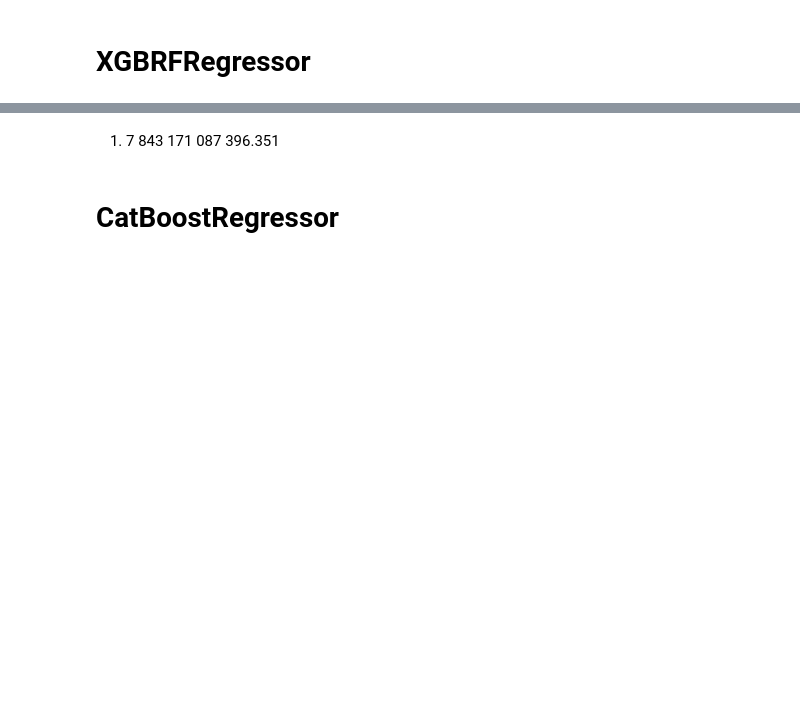
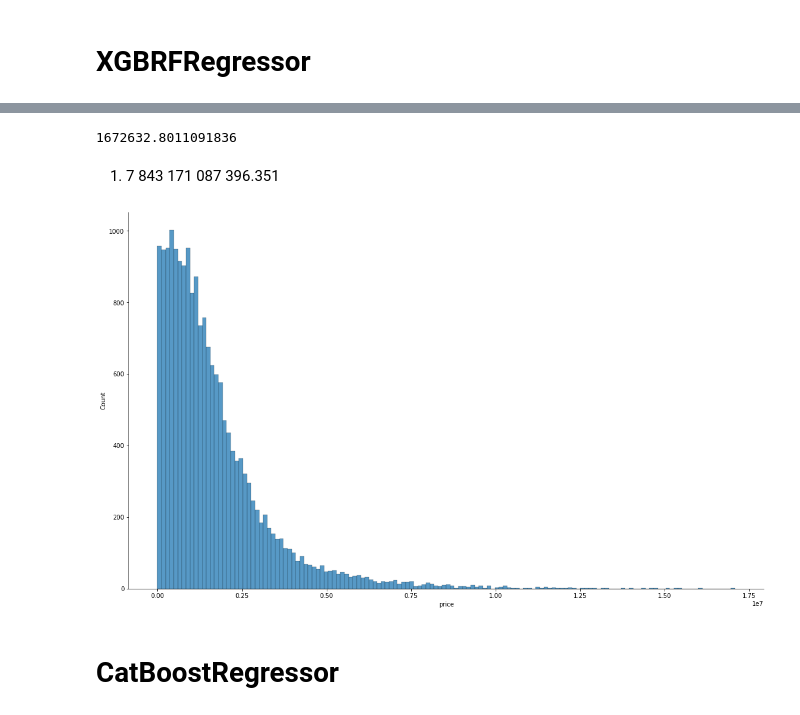
Before and after one commit to ilya0100/ML-intro-hw, a Jupyter notebook: hw-5/hw-5.ipynb, the cells around one changed output, grey strips where cells are left out. Saved outputs shown, nothing was run; the diff lists cells and outputs as text; code cells hidden in the pictures; blank space fills up the shorter version.

```diff
--- a/hw-5/hw-5.ipynb
+++ b/hw-5/hw-5.ipynb
@@ -157,6 +189,6 @@ array([ 4264338., 12581788.,  2454520., ...,  6569832., 24576124.,
 # %% [markdown]
 # GradientBoosting
 # %%
-GBC = GradientBoostingRegressor(n_estimators=500, learning_rate=1., max_depth=None)
+GBR = GradientBoostingRegressor(n_estimators=500, learning_rate=0.01, max_depth=20)
 # %%
-GBC.fit(X_train, y_train)
+GBR.fit(X_train, y_train)
@@ -182,6 +215,6 @@ mse(y_train, pred)
 # %% [markdown]
 # XGBRegressor
 # %%
-XG = XGBRegressor(n_estimators=500,  learning_rate=1., max_depth=None)
+XG = XGBRegressor(n_estimators=900,  learning_rate=0.35, max_depth=None)
 # %%
 XG.fit(X_train, y_train)
@@ -200,2 +254,5 @@ XGFR.fit(X_train, y_train)
 # %%
-pred = XGFR.predict(X_train)
+pred = XGFR.predict(X_test)
+mae(y_test, pred)
+# %% [output]
+1672632.8011091836
@@ -204,5 +259,11 @@ mse(y_train, pred)
 # %% [markdown]
 1. 7 843 171 087 396.351
+# %%
+diff = (y_test - pred).apply(lambda x: abs(x))
+
+sns.displot(diff).figure.set_size_inches(18, 10)
+# %% [output]
+[figure, added]
 # %% [markdown]
 # CatBoostRegressor
 # %%
```
Also changed, not shown: parts of 66 cells of this notebook, 7 other files.
